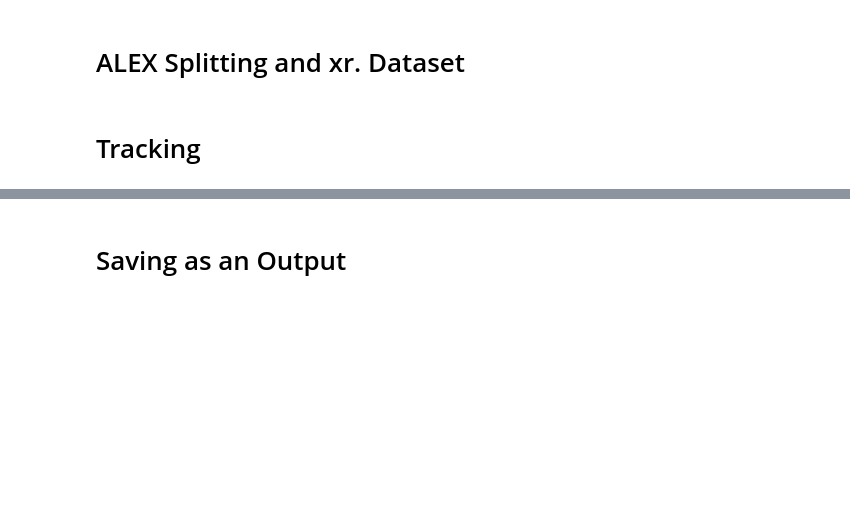
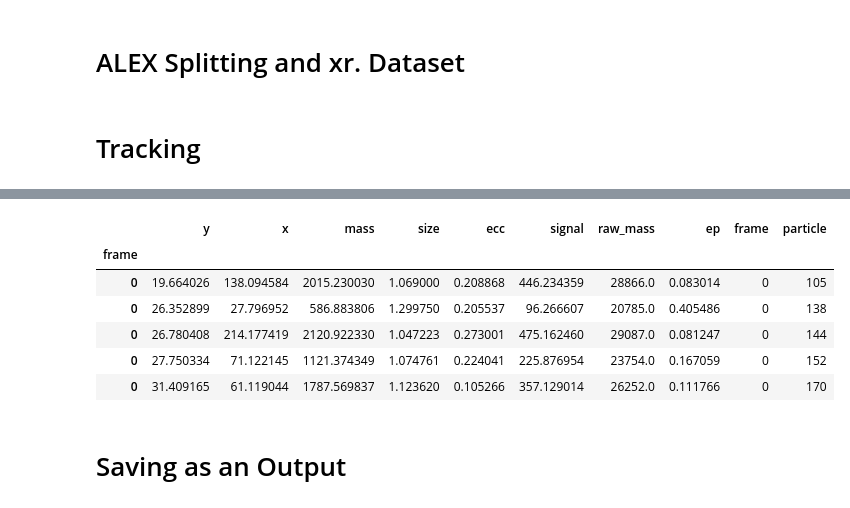
Before and after one commit to leslielab/GCRC-cluster-hckthn, a Jupyter notebook: interactive.ipynb, the cells around one changed output, grey strips where cells are left out. Saved outputs shown, nothing was run; the diff lists cells and outputs as text; code cells hidden in the pictures; blank space fills up the shorter version.

```diff
--- a/interactive.ipynb
+++ b/interactive.ipynb
@@ -40,3 +71,13 @@ Frame 792: 2657 features
+# %%
+t1.head()
+# %% [output]
+|  | y | x | mass | size | ecc | signal | raw_mass | ep | frame | particle |
+| frame |  |  |  |  |  |  |  |  |  |  |
+| 0 | 19.664026 | 138.094584 | 2015.230030 | 1.069000 | 0.208868 | 446.234359 | 28866.0 | 0.083014 | 0 | 105 |
+| 0 | 26.352899 | 27.796952 | 586.883806 | 1.299750 | 0.205537 | 96.266607 | 20785.0 | 0.405486 | 0 | 138 |
+| 0 | 26.780408 | 214.177419 | 2120.922330 | 1.047223 | 0.273001 | 475.162460 | 29087.0 | 0.081247 | 0 | 144 |
+| 0 | 27.750334 | 71.122145 | 1121.374349 | 1.074761 | 0.224041 | 225.876954 | 23754.0 | 0.167059 | 0 | 152 |
+| 0 | 31.409165 | 61.119044 | 1787.569837 | 1.123620 | 0.105266 | 357.129014 | 26252.0 | 0.111766 | 0 | 170 |
 # %% [markdown]
 # Saving as an Output
 # %%
```
Also changed, not shown: parts of 4 cells of this notebook.
